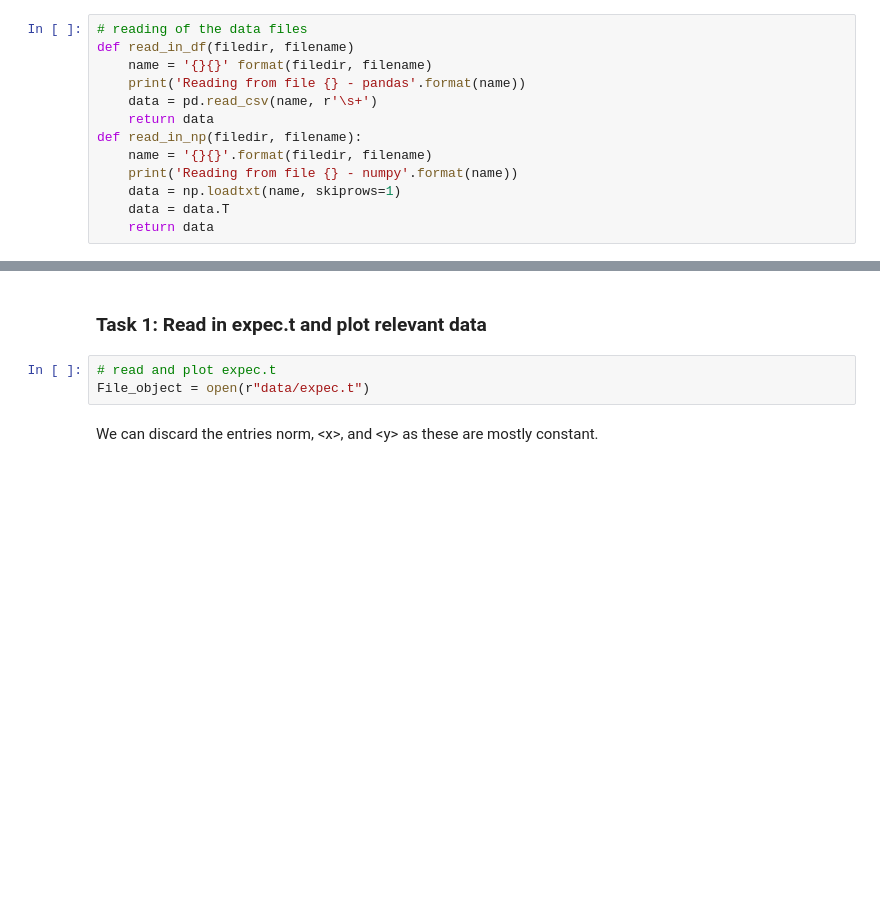
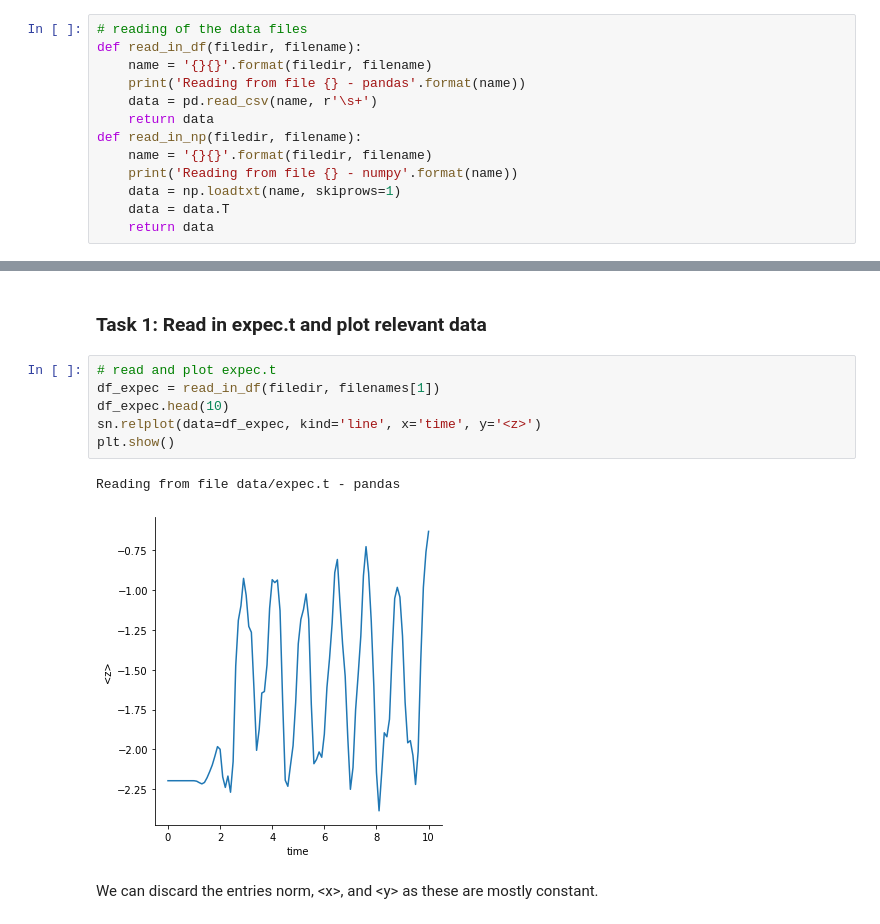
Before and after one commit to np179/Team2_0, a Jupyter notebook: notebook_unit1.ipynb, the cells around one changed output, grey strips where cells are left out. Drawn from its saved outputs; the diff is of its cells as text; blank space fills up the shorter version.

```diff
--- a/notebook_unit1.ipynb
+++ b/notebook_unit1.ipynb
@@ -68,8 +68,8 @@ filenames = 'efield.t' , 'expec.t', 'npop.t', 'nstate_i.t', 'table.dat'
 filedir= 'data/'
 # %%
 # reading of the data files
-def read_in_df(filedir, filename)
-    name = '{}{}' format(filedir, filename)
+def read_in_df(filedir, filename):
+    name = '{}{}'.format(filedir, filename)
     print('Reading from file {} - pandas'.format(name))
     data = pd.read_csv(name, r'\s+')
     return data
@@ -87,9 +87,15 @@ Find correlations in the data sets. Analyse the data statistically and plot your
 Here we would want to do everything with pandas and leave the data in a dataframe. The files that are relevant to you are `expect.t`, `npop.t` and `table.dat`.
 # %% [markdown]
 ### Task 1: Read in expec.t and plot relevant data
-# %%
-# read and plot expec.t
-File_object = open(r"data/expec.t")
+# %%
+# read and plot expec.t
+df_expec = read_in_df(filedir, filenames[1])
+df_expec.head(10)
+sn.relplot(data=df_expec, kind='line', x='time', y='<z>')
+plt.show()
+# %% [output]
+Reading from file data/expec.t - pandas
+[figure, added]
 # %% [markdown]
 We can discard the entries norm, \<x>, and \<y> as these are mostly constant.
 # %%
```
